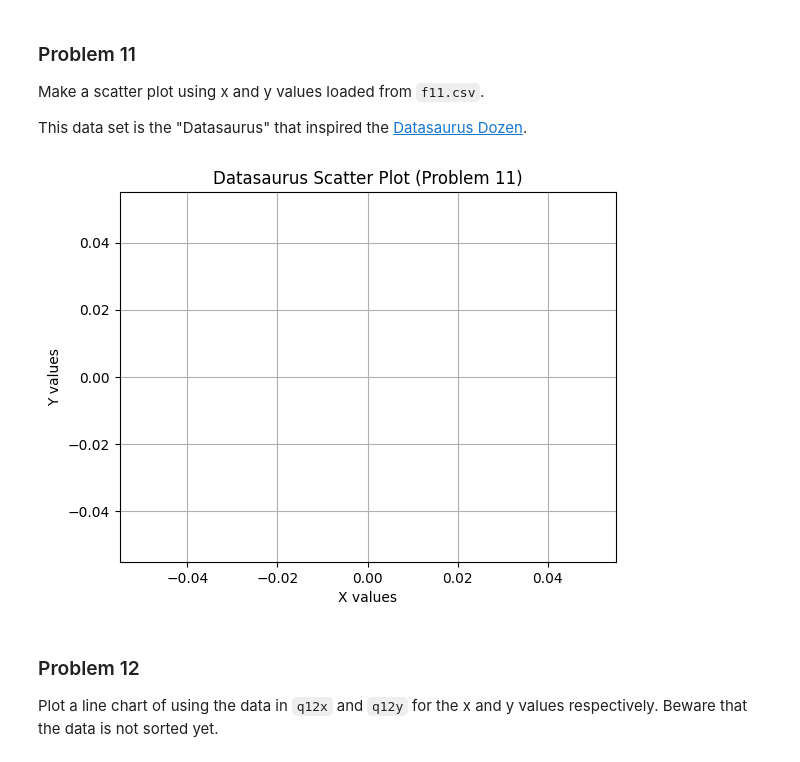
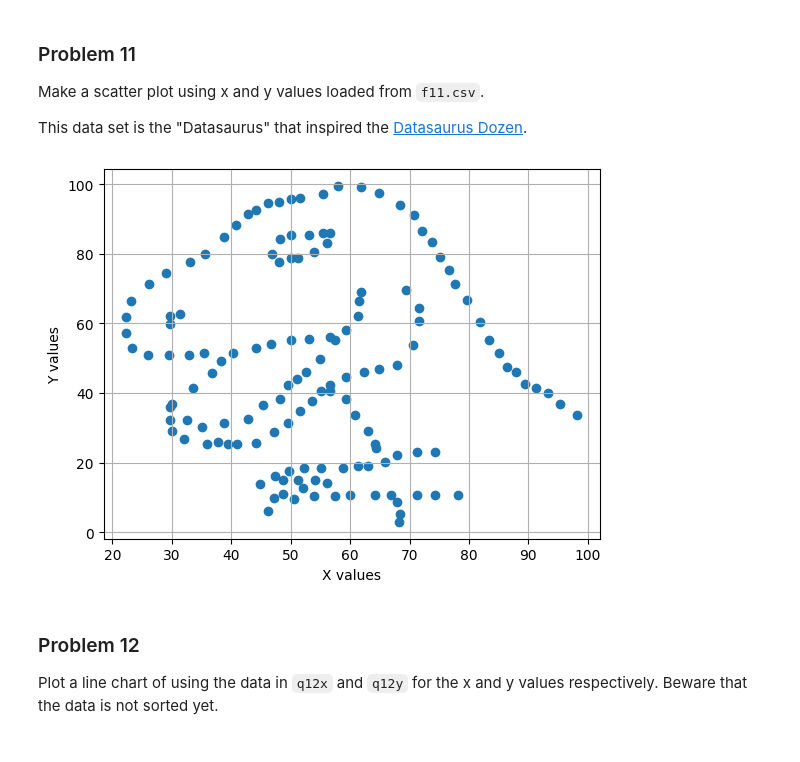
Before and after one commit to kgerman222/dx602-homework-05, a Jupyter notebook: homework.ipynb, the cells around one changed output. Saved outputs shown, nothing was run; the diff lists cells and outputs as text; code cells hidden in the pictures.

```diff
--- a/homework.ipynb
+++ b/homework.ipynb
@@ -333,32 +338,24 @@ This data set is the "Datasaurus" that inspired the [Datasaurus Dozen](https://w
 # %%
 # YOUR CHANGES HERE
 
 import csv
 
 x_values = []
 y_values = []
 
 with open('f11.csv', mode='r') as file:
     reader = csv.reader(file)
-    # Skip the header row if it exists
     header = next(reader)
     for row in reader:
-        try:
-            # Assuming x is the first column and y is the second
-            x_values.append(float(row[0]))
-            y_values.append(float(row[1]))
-        except ValueError:
-            # Skip rows with non-numeric data
-            continue
-
+        x_values.append(float(row[1]))
+        y_values.append(float(row[2]))
 plt.scatter(x_values, y_values)
-plt.title("Datasaurus Scatter Plot (Problem 11)")
 plt.xlabel("X values")
 plt.ylabel("Y values")
 plt.grid(True)
 plt.show()
 # %% [output]
-[figure, old version]
+[figure, new version]
 # %% [markdown]
 ### Problem 12
 
```
Also changed, not shown: parts of 12 cells of this notebook.
